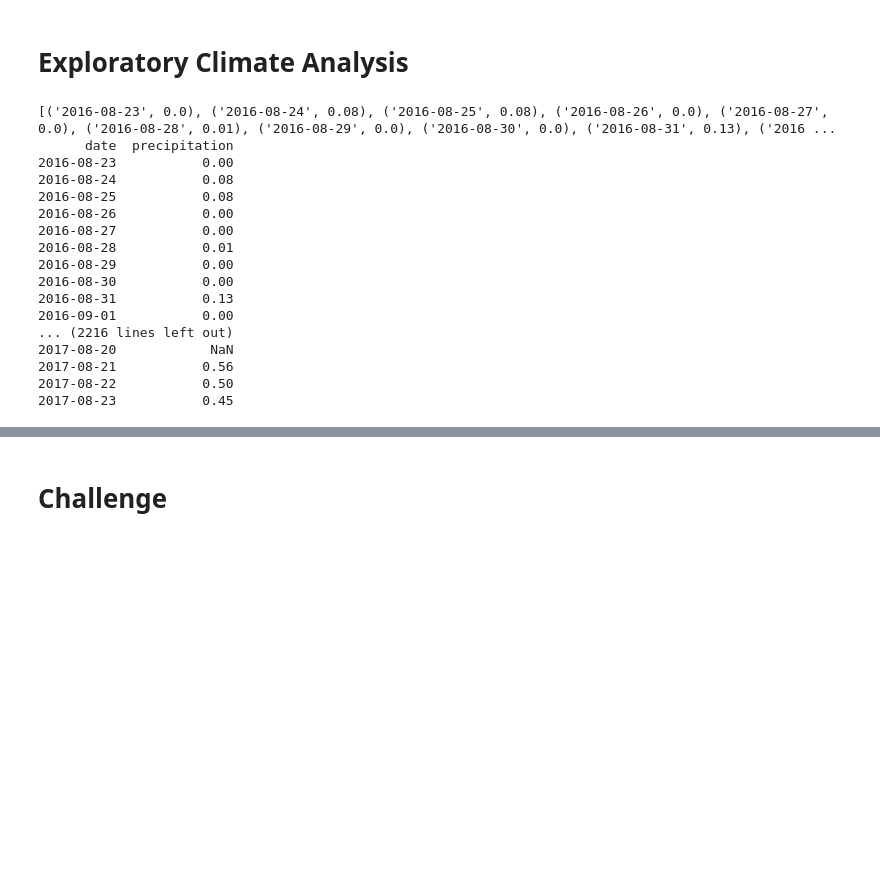
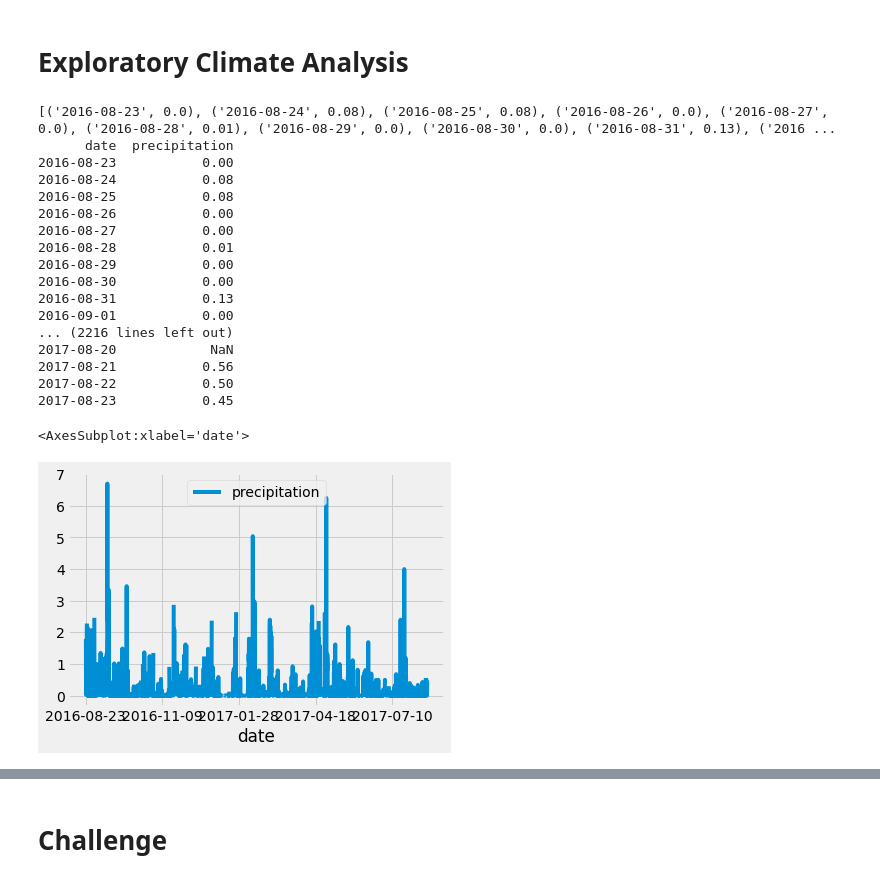
Before and after one commit to larabjork/weather-data-sqlite, a Jupyter notebook: climate_analysis.ipynb, the cells around one changed output, grey strips where cells are left out. Saved outputs shown, nothing was run; the diff lists cells and outputs as text; code cells hidden in the pictures; blank space fills up the shorter version.

```diff
--- a/climate_analysis.ipynb
+++ b/climate_analysis.ipynb
@@ -52,32 +52,35 @@ print(results)
 
 # Save the query results as a Pandas DataFrame and set the index to the date column
 df = pd.DataFrame(results, columns = ['date', 'precipitation'])
 df.set_index(df['date'], inplace = True)
 
 # print the df without the index
 print(df.to_string(index = False))
 
 # Sort the dataframe by date
 df = df.sort_index()
 
 # Use Pandas Plotting with Matplotlib to plot the data
+df.plot()
 # %% [output]
 [('2016-08-23', 0.0), ('2016-08-24', 0.08), ('2016-08-25', 0.08), ('2016-08-26', 0.0), ('2016-08-27', 0.0), ('2016-08-28', 0.01), ('2016-08-29', 0.0), ('2016-08-30', 0.0), ('2016-08-31', 0.13), ('2016 ...
       date  precipitation
 2016-08-23           0.00
 2016-08-24           0.08
 2016-08-25           0.08
 2016-08-26           0.00
 2016-08-27           0.00
 2016-08-28           0.01
 2016-08-29           0.00
 2016-08-30           0.00
 2016-08-31           0.13
 2016-09-01           0.00
 ... (2216 lines left out)
 2017-08-20            NaN
 2017-08-21           0.56
 2017-08-22           0.50
 2017-08-23           0.45
+<AxesSubplot:xlabel='date'>
+[figure, added]
 # %%
 # Use Pandas to calcualte the summary statistics for the precipitation data
```
Also changed, not shown: parts of 6 cells of this notebook.
